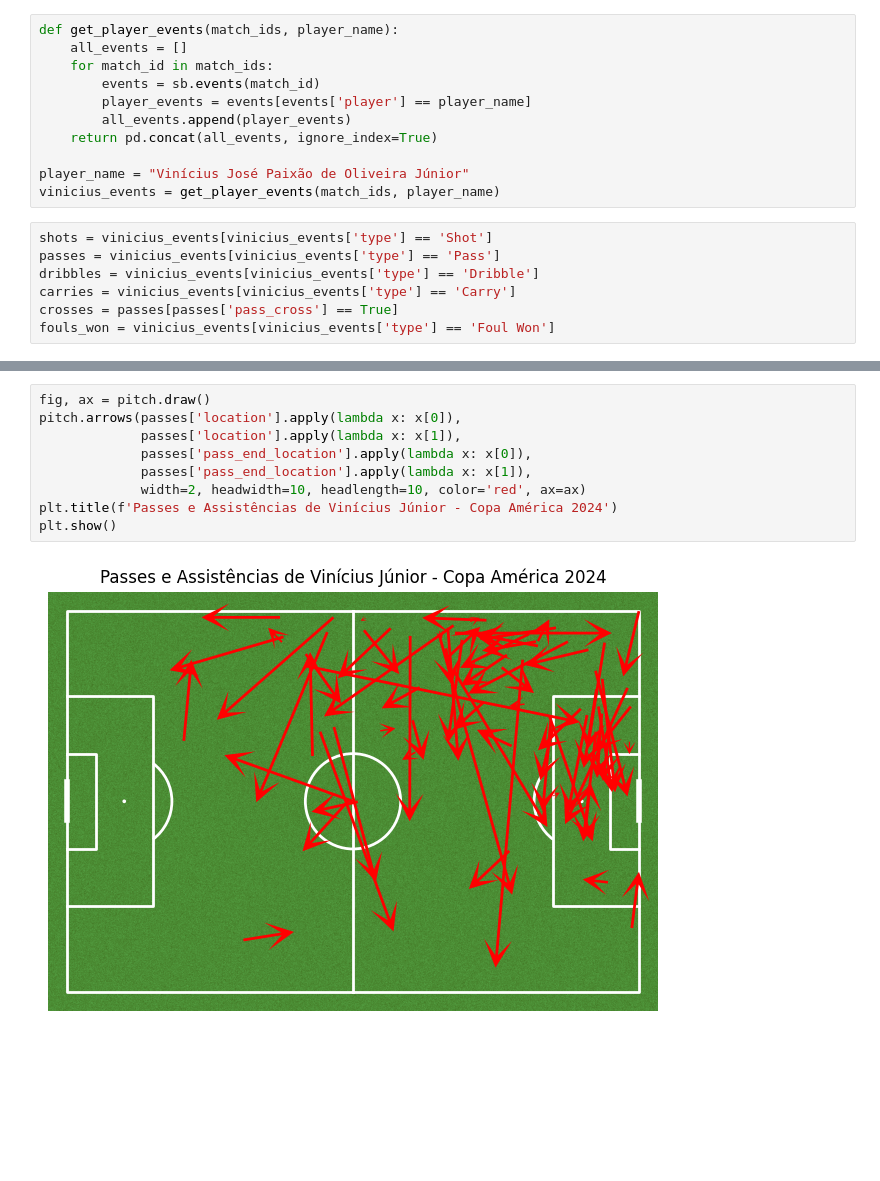
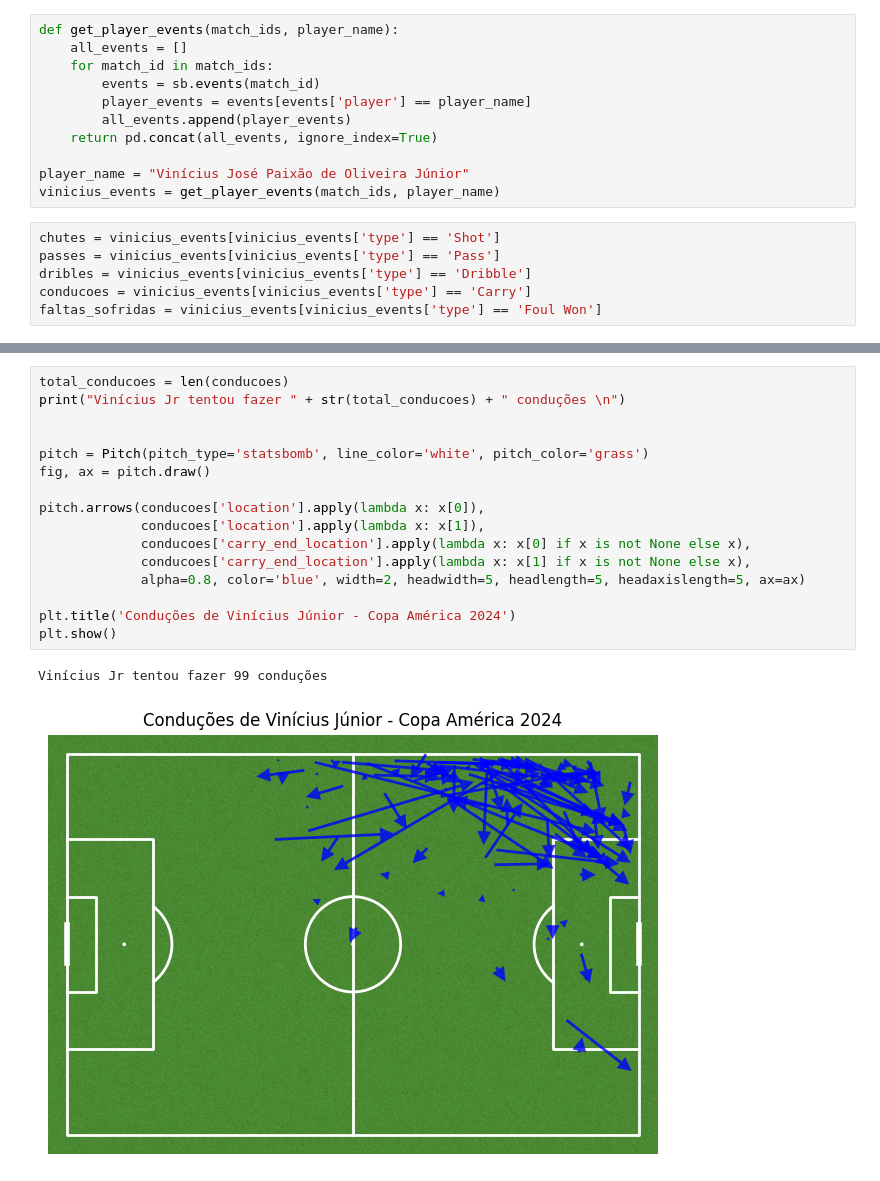
Before and after one commit to renanamd/analise_vinijr, a Jupyter notebook: analise_vinijr.ipynb, the cells around one changed output, grey strips where cells are left out. Drawn from its saved outputs; the diff is of its cells as text; blank space fills up the shorter version.

Commit message:
Análise ViniJr - Copa América 2024

```diff
--- a/analise_vinijr.ipynb
+++ b/analise_vinijr.ipynb
@@ -39,9 +44,8 @@ def get_player_events(match_ids, player_name):
 player_name = "Vinícius José Paixão de Oliveira Júnior"
 vinicius_events = get_player_events(match_ids, player_name)
 # %%
-shots = vinicius_events[vinicius_events['type'] == 'Shot']
+chutes = vinicius_events[vinicius_events['type'] == 'Shot']
 passes = vinicius_events[vinicius_events['type'] == 'Pass']
-dribbles = vinicius_events[vinicius_events['type'] == 'Dribble']
-carries = vinicius_events[vinicius_events['type'] == 'Carry']
-crosses = passes[passes['pass_cross'] == True]
-fouls_won = vinicius_events[vinicius_events['type'] == 'Foul Won']
+dribles = vinicius_events[vinicius_events['type'] == 'Dribble']
+conducoes = vinicius_events[vinicius_events['type'] == 'Carry']
+faltas_sofridas = vinicius_events[vinicius_events['type'] == 'Foul Won']
@@ -104,11 +160,19 @@ plt.show()
 # %%
+total_conducoes = len(conducoes)
+print("Vinícius Jr tentou fazer " + str(total_conducoes) + " conduções \n")
+
+
+pitch = Pitch(pitch_type='statsbomb', line_color='white', pitch_color='grass')
 fig, ax = pitch.draw()
-pitch.arrows(passes['location'].apply(lambda x: x[0]),
-             passes['location'].apply(lambda x: x[1]),
-             passes['pass_end_location'].apply(lambda x: x[0]),
-             passes['pass_end_location'].apply(lambda x: x[1]),
-             width=2, headwidth=10, headlength=10, color='red', ax=ax)
-plt.title(f'Passes e Assistências de Vinícius Júnior - Copa América 2024')
+
+pitch.arrows(conducoes['location'].apply(lambda x: x[0]),
+             conducoes['location'].apply(lambda x: x[1]),
+             conducoes['carry_end_location'].apply(lambda x: x[0] if x is not None else x),
+             conducoes['carry_end_location'].apply(lambda x: x[1] if x is not None else x),
+             alpha=0.8, color='blue', width=2, headwidth=5, headlength=5, headaxislength=5, ax=ax)
+
+plt.title('Conduções de Vinícius Júnior - Copa América 2024')
 plt.show()
 # %% [output]
+Vinícius Jr tentou fazer 99 conduções
-[figure, old version]
+[figure, new version]
```
Also changed, not shown: parts of 13 cells of this notebook.
